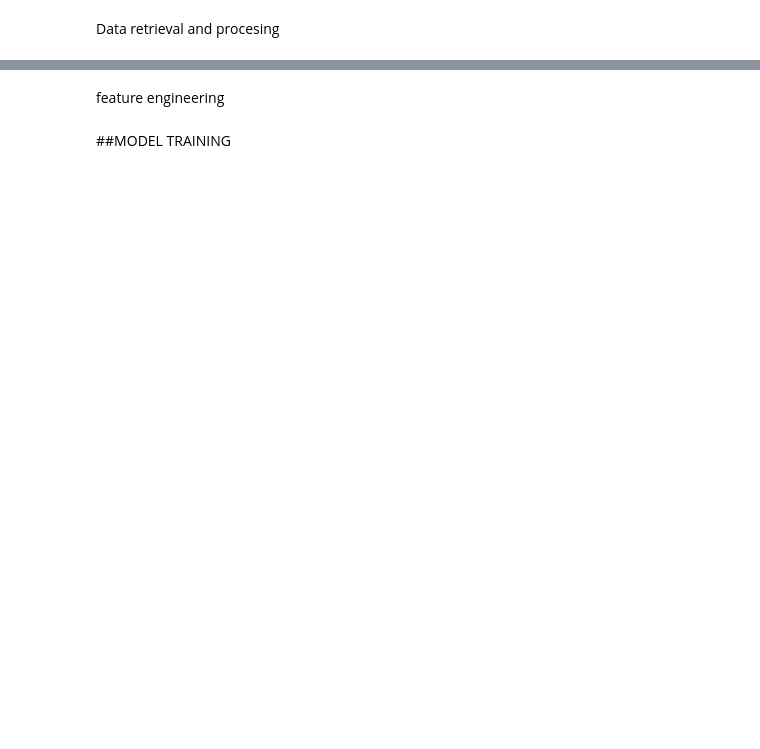
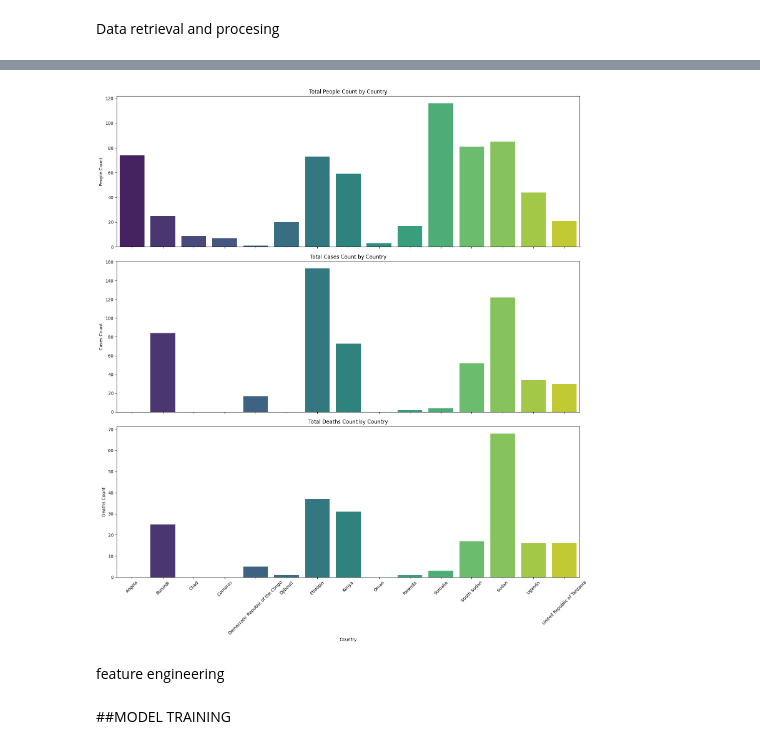
Before and after one commit to KENPHILIP/ReliefWEB-API, a Jupyter notebook: ReliefWEB_.ipynb, the cells around one changed output, grey strips where cells are left out. Saved outputs shown, nothing was run; the diff lists cells and outputs as text; code cells hidden in the pictures; blank space fills up the shorter version.

```diff
--- a/ReliefWEB_.ipynb
+++ b/ReliefWEB_.ipynb
@@ -160,0 +281,45 @@ plt.show()
+# %%
+import seaborn as sns
+
+# Step 1: Read the CSV file
+file_path = '/content/processed_final_disaster_data.csv'
+df = pd.read_csv(file_path)
+
+# Step 2: Aggregate data by country
+aggregated_df = df.groupby('country')[['people_count', 'cases_count', 'deaths_count']].sum().reset_index()
+
+# Step 3: Plotting
+fig, axes = plt.subplots(3, 1, figsize=(16, 18), sharex=True)
+
+# Common parameters for bar plots
+barplot_params = {
+    'palette': 'viridis'
+}
+
+# Plotting people_count with hue
+sns.barplot(ax=axes[0], x='country', y='people_count', data=aggregated_df, hue='country', **barplot_params)
+axes[0].set_title('Total People Count by Country')
+axes[0].set_xlabel('')
+axes[0].set_ylabel('People Count')
+axes[0].tick_params(axis='x', rotation=45)  # Rotate x-axis labels
+axes[0].legend().set_visible(False)  # Hide legend for better readability
+
+# Plotting cases_count with hue
+sns.barplot(ax=axes[1], x='country', y='cases_count', data=aggregated_df, hue='country', **barplot_params)
+axes[1].set_title('Total Cases Count by Country')
+axes[1].set_xlabel('')
+axes[1].set_ylabel('Cases Count')
+axes[1].tick_params(axis='x', rotation=45)  # Rotate x-axis labels
+axes[1].legend().set_visible(False)  # Hide legend for better readability
+
+# Plotting deaths_count with hue
+sns.barplot(ax=axes[2], x='country', y='deaths_count', data=aggregated_df, hue='country', **barplot_params)
+axes[2].set_title('Total Deaths Count by Country')
+axes[2].set_xlabel('Country')
+axes[2].set_ylabel('Deaths Count')
+axes[2].tick_params(axis='x', rotation=45)  # Rotate x-axis labels
+
+# Adjust layout and show plot
+plt.tight_layout()
+plt.show()
+# %% [output]
@@ -161,3 +328,4 @@ plt.show()
+[figure, added]
 # %% [markdown]
 feature engineering
 # %% [markdown]
```
Also changed, not shown: parts of 14 cells of this notebook, 5 other files.
